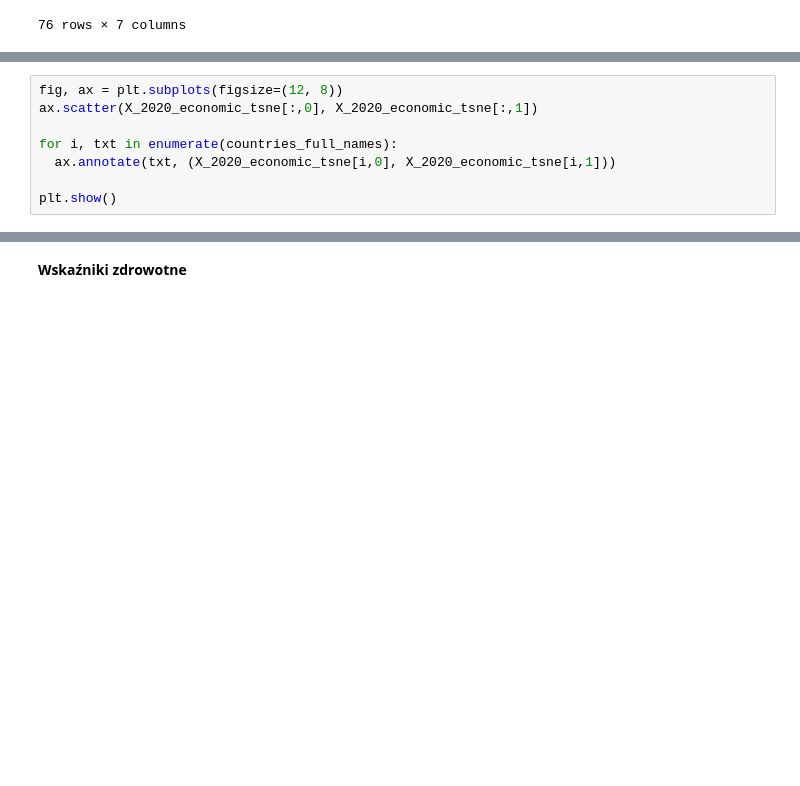
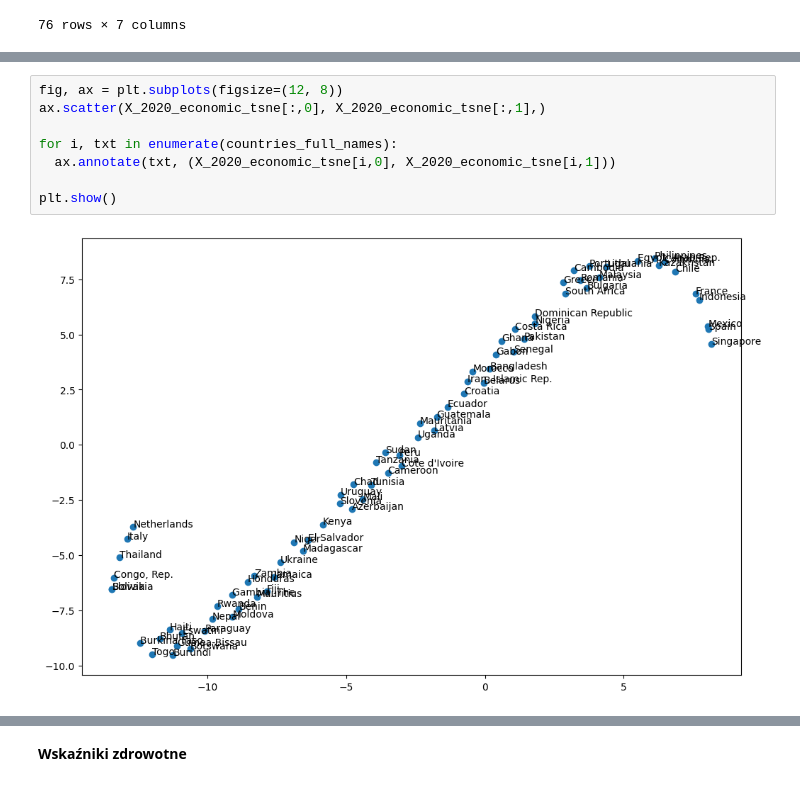
Before and after one commit to lion158/Eksploracja_Danych_Projekt, a Jupyter notebook: EksploracjaDanychProjekt2.ipynb, the cells around one changed output, grey strips where cells are left out. Saved outputs shown, nothing was run; the diff lists cells and outputs as text; blank space fills up the shorter version.

```diff
--- a/EksploracjaDanychProjekt2.ipynb
+++ b/EksploracjaDanychProjekt2.ipynb
@@ -520,8 +576,10 @@ AttributeError: 'NoneType' object has no attribute 'split'
 # %%
 fig, ax = plt.subplots(figsize=(12, 8))
-ax.scatter(X_2020_economic_tsne[:,0], X_2020_economic_tsne[:,1])
+ax.scatter(X_2020_economic_tsne[:,0], X_2020_economic_tsne[:,1],)
 
 for i, txt in enumerate(countries_full_names):
   ax.annotate(txt, (X_2020_economic_tsne[i,0], X_2020_economic_tsne[i,1]))
 
 plt.show()
+# %% [output]
+[figure, added]
```
Also changed, not shown: parts of 47 cells of this notebook.
